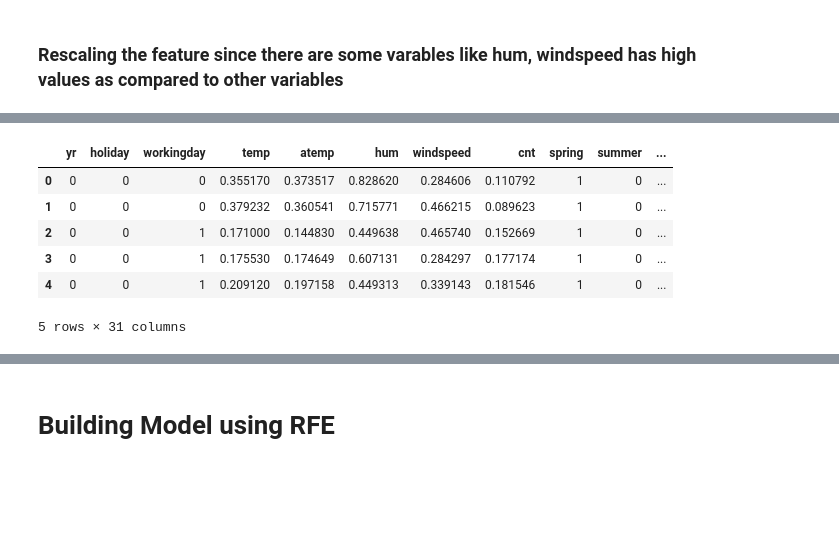
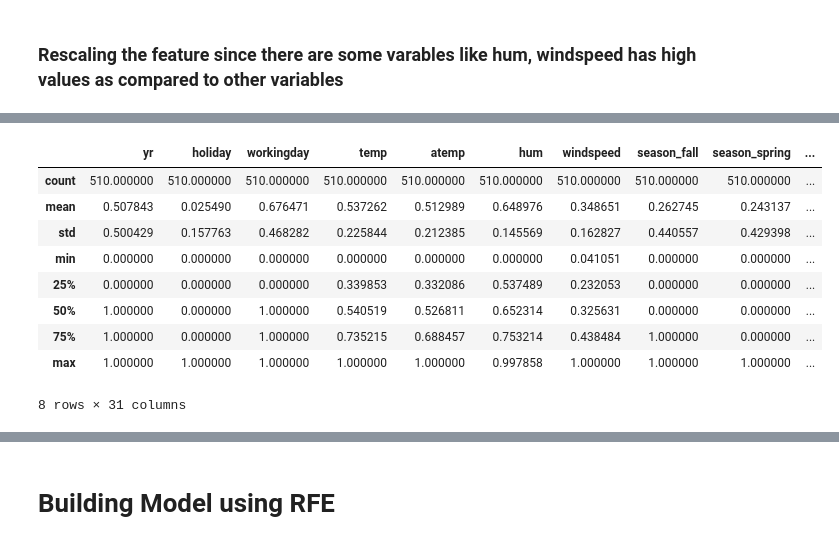
Before and after one commit to rohit2503/bikesharing, a Jupyter notebook: Bike Sharing Prediction.ipynb, the cells around one changed output, grey strips where cells are left out. Drawn from its saved outputs; the diff is of its cells as text; code cells hidden in the pictures; blank space fills up the shorter version.

```diff
--- a/Bike Sharing Prediction.ipynb
+++ b/Bike Sharing Prediction.ipynb
@@ -396,7 +396,7 @@ new_season.head()
 # %%
 # Let's drop the columns after getting the dummy variables using 'drop_first=True'
 
-new_season = pd.get_dummies(bike_share_df['season'], drop_first=True)
+new_season = pd.get_dummies(bike_share_df['season'])
 
 # concatenate the dummy variables to main data frame
 
@@ -546,5 +567,8 @@ bike_share_df.head()
 # %%
 # Apply scaler() to all the columns except the  columns having 0 and 1 and 'dummy' variables
-num_vars = ['temp', 'atemp', 'hum', 'windspeed', 'cnt']
+num_vars = ['atemp', 'temp', 'hum', 'windspeed', 'cnt']
 
 bike_share_df[num_vars] = scaler.fit_transform(bike_share_df[num_vars])
+
+# After scaling the features
+bike_share_df.head()
@@ -562,3 +582,0 @@ bike_share_df.head()
-# %%
-# 'cnt' is our target variable
-y = bike_share_df.pop('cnt')
@@ -583,4 +586,4 @@ X = bike_share_df
 
 # Train Test split into 70:30 ratio
 np.random.seed(0)
-X_train, X_test = train_test_split(bike_share_df, train_size=0.70, test_size=0.3, random_state=100)
+X_train, X_test = train_test_split(bike_share_df, train_size=0.7, test_size=0.3, random_state=100)
@@ -593,13 +614,16 @@ y_test = X_test.pop('cnt')
 # %%
-X.head()
+X_train.describe()
 # %% [output]
-|  | yr | holiday | workingday | temp | atemp | hum | windspeed | cnt | spring | summer | ... |
-| 0 | 0 | 0 | 0 | 0.355170 | 0.373517 | 0.828620 | 0.284606 | 0.110792 | 1 | 0 | ... |
-| 1 | 0 | 0 | 0 | 0.379232 | 0.360541 | 0.715771 | 0.466215 | 0.089623 | 1 | 0 | ... |
-| 2 | 0 | 0 | 1 | 0.171000 | 0.144830 | 0.449638 | 0.465740 | 0.152669 | 1 | 0 | ... |
-| 3 | 0 | 0 | 1 | 0.175530 | 0.174649 | 0.607131 | 0.284297 | 0.177174 | 1 | 0 | ... |
-| 4 | 0 | 0 | 1 | 0.209120 | 0.197158 | 0.449313 | 0.339143 | 0.181546 | 1 | 0 | ... |
+|  | yr | holiday | workingday | temp | atemp | hum | windspeed | season_fall | season_spring | ... |
+| count | 510.000000 | 510.000000 | 510.000000 | 510.000000 | 510.000000 | 510.000000 | 510.000000 | 510.000000 | 510.000000 | ... |
+| mean | 0.507843 | 0.025490 | 0.676471 | 0.537262 | 0.512989 | 0.648976 | 0.348651 | 0.262745 | 0.243137 | ... |
+| std | 0.500429 | 0.157763 | 0.468282 | 0.225844 | 0.212385 | 0.145569 | 0.162827 | 0.440557 | 0.429398 | ... |
+| min | 0.000000 | 0.000000 | 0.000000 | 0.000000 | 0.000000 | 0.000000 | 0.041051 | 0.000000 | 0.000000 | ... |
+| 25% | 0.000000 | 0.000000 | 0.000000 | 0.339853 | 0.332086 | 0.537489 | 0.232053 | 0.000000 | 0.000000 | ... |
+| 50% | 1.000000 | 0.000000 | 1.000000 | 0.540519 | 0.526811 | 0.652314 | 0.325631 | 0.000000 | 0.000000 | ... |
+| 75% | 1.000000 | 0.000000 | 1.000000 | 0.735215 | 0.688457 | 0.753214 | 0.438484 | 1.000000 | 0.000000 | ... |
+| max | 1.000000 | 1.000000 | 1.000000 | 1.000000 | 1.000000 | 0.997858 | 1.000000 | 1.000000 | 1.000000 | ... |
-5 rows × 31 columns
+8 rows × 31 columns
 # %%
 print("X training set")
 print(X_train.head())
```
Also changed, not shown: parts of 83 cells of this notebook.
